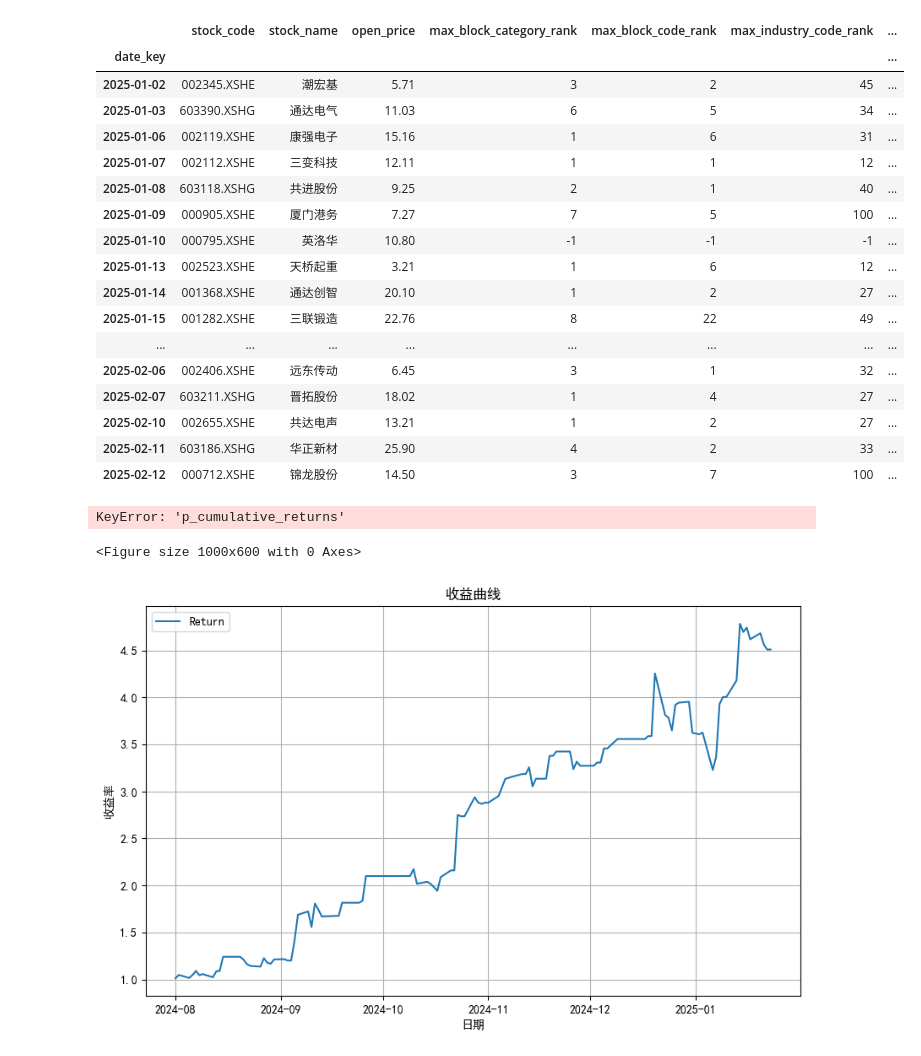
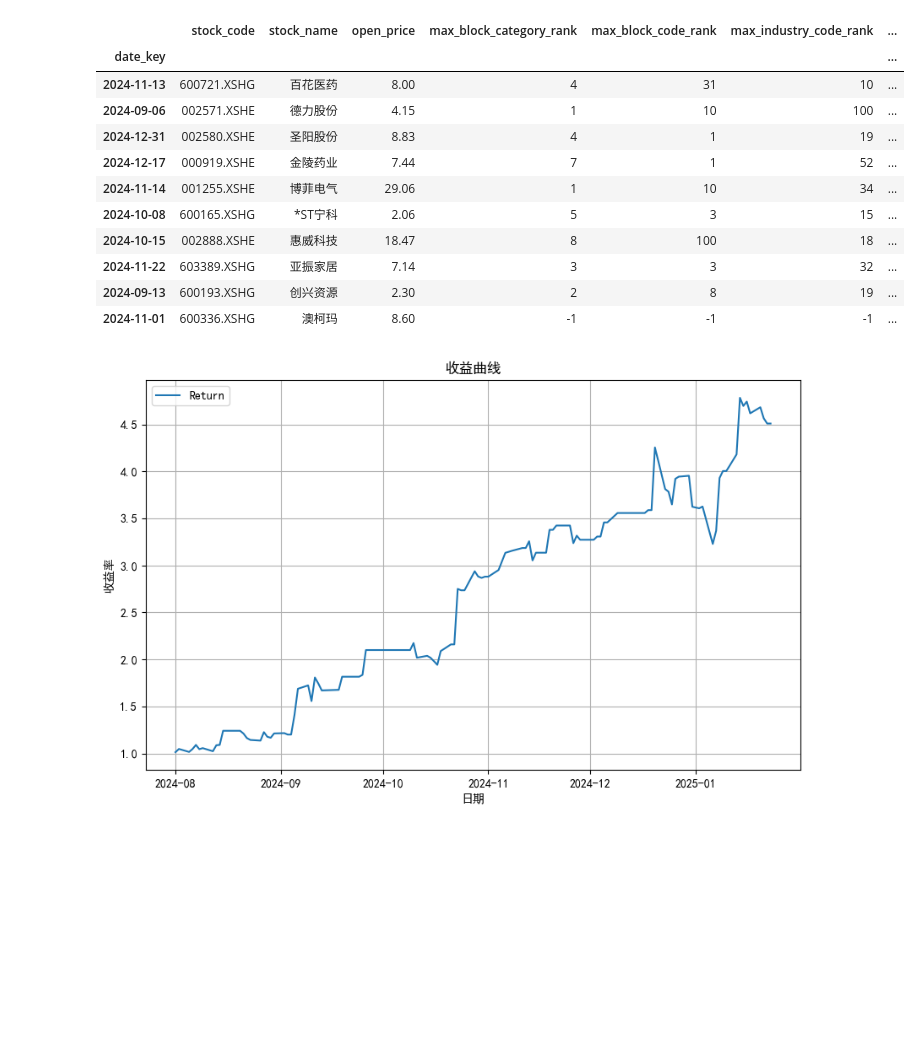
Before and after one commit to wanghw0122/tradeX, a Jupyter notebook: notebook/策略（dwyxdx) 评估 .ipynb, the cells around one changed output. Saved outputs shown, nothing was run; the diff lists cells and outputs as text; code cells hidden in the pictures; blank space fills up the shorter version.

```diff
--- a/notebook/策略（dwyxdx) 评估 .ipynb
+++ b/notebook/策略（dwyxdx) 评估 .ipynb
@@ -109,0 +103,33 @@ Index(['id', 'strategy_name', 'sub_strategy_name', 'stock_code', 'stock_name',
+# %%
+from xtquant import xtdata
+import time
+import pandas as pd
+
+all_stocks = {}
+all_stocks_info = xtdata.get_stock_list_in_sector('沪深A股')
+for stock in all_stocks_info:
+    if stock.startswith('60') or stock.startswith('00'):
+        cde = stock.split('.')[0]
+        all_stocks[cde] = stock
+for i in range(1, 11):
+    combined_df[f'close_{i}'] = -1
+for date_key, row in combined_df.iterrows():
+    stock_code = row['stock_code']
+    stock_code = all_stocks[stock_code.split('.')[0]]
+    n_data_key = date_key
+    if '-' in n_data_key:
+        n_data_key = n_data_key.replace('-', '')
+    print(date_key)
+    xtdata.download_history_data(stock_code, '1m', n_data_key, n_data_key)
+    all_data = xtdata.get_market_data(stock_list=[stock_code], period='1m', start_time=n_data_key, end_time=n_data_key)
+    df = pd.DataFrame()
+    for key in all_data.keys():
+        ndf = all_data[key].T
+        ndf = ndf.sort_index()
+        ndf.columns = [key]
+        df = pd.concat([df, ndf], axis=1)
+
+    i = 1
+    for idx, rrow in df[1:11].iterrows():
+        combined_df.loc[date_key, f'close_{i}'] = rrow['close']
+        i += 1
@@ -110,6 +252,9 @@ Index(['id', 'strategy_name', 'sub_strategy_name', 'stock_code', 'stock_name',
 # %%
 dwndx = combined_df[combined_df['strategy_name'] == 'xiao_cao_dwyxdx']
-dwndx['return'] = dwndx['next_day_open_price']/dwndx['open_price'] - 1
-dwndx['real_return'] =  dwndx['return'] - 0.003
+dwndx['return'] = dwndx['next_day_open_price']/dwndx['close_1'] - 1
+dwndx['real_return'] =  dwndx['return'] - 0.001
 dwndx['cumulative_returns'] = (1 + dwndx['return']).cumprod()
+print("return:")
+caculate_returns(dwndx, 'real_return', _print=True)
+print('-----------------------------------------------------')
 # %% [output]
@@ -241,29 +336,20 @@ dwndx1 = dwndx[['stock_code', 'stock_name', 'open_price', 'max_block_category_ra
+# %%
+dwndx1 = dwndx1.sort_values(by='return', ascending=False)
 # %%
-dwndx1
+dwndx1[-10:]
 # %% [output]
 |  | stock_code | stock_name | open_price | max_block_category_rank | max_block_code_rank | max_industry_code_rank | ... |
 | date_key |  |  |  |  |  |  | ... |
-| 2025-01-02 | 002345.XSHE | 潮宏基 | 5.71 | 3 | 2 | 45 | ... |
-| 2025-01-03 | 603390.XSHG | 通达电气 | 11.03 | 6 | 5 | 34 | ... |
-| 2025-01-06 | 002119.XSHE | 康强电子 | 15.16 | 1 | 6 | 31 | ... |
-| 2025-01-07 | 002112.XSHE | 三变科技 | 12.11 | 1 | 1 | 12 | ... |
-| 2025-01-08 | 603118.XSHG | 共进股份 | 9.25 | 2 | 1 | 40 | ... |
-| 2025-01-09 | 000905.XSHE | 厦门港务 | 7.27 | 7 | 5 | 100 | ... |
-| 2025-01-10 | 000795.XSHE | 英洛华 | 10.80 | -1 | -1 | -1 | ... |
-| 2025-01-13 | 002523.XSHE | 天桥起重 | 3.21 | 1 | 6 | 12 | ... |
-| 2025-01-14 | 001368.XSHE | 通达创智 | 20.10 | 1 | 2 | 27 | ... |
-| 2025-01-15 | 001282.XSHE | 三联锻造 | 22.76 | 8 | 22 | 49 | ... |
-| ... | ... | ... | ... | ... | ... | ... | ... |
-| 2025-02-06 | 002406.XSHE | 远东传动 | 6.45 | 3 | 1 | 32 | ... |
-| 2025-02-07 | 603211.XSHG | 晋拓股份 | 18.02 | 1 | 4 | 27 | ... |
-| 2025-02-10 | 002655.XSHE | 共达电声 | 13.21 | 1 | 2 | 27 | ... |
-| 2025-02-11 | 603186.XSHG | 华正新材 | 25.90 | 4 | 2 | 33 | ... |
-| 2025-02-12 | 000712.XSHE | 锦龙股份 | 14.50 | 3 | 7 | 100 | ... |
+| 2024-11-13 | 600721.XSHG | 百花医药 | 8.00 | 4 | 31 | 10 | ... |
+| 2024-09-06 | 002571.XSHE | 德力股份 | 4.15 | 1 | 10 | 100 | ... |
+| 2024-12-31 | 002580.XSHE | 圣阳股份 | 8.83 | 4 | 1 | 19 | ... |
+| 2024-12-17 | 000919.XSHE | 金陵药业 | 7.44 | 7 | 1 | 52 | ... |
+| 2024-11-14 | 001255.XSHE | 博菲电气 | 29.06 | 1 | 10 | 34 | ... |
+| 2024-10-08 | 600165.XSHG | *ST宁科 | 2.06 | 5 | 3 | 15 | ... |
+| 2024-10-15 | 002888.XSHE | 惠威科技 | 18.47 | 8 | 100 | 18 | ... |
+| 2024-11-22 | 603389.XSHG | 亚振家居 | 7.14 | 3 | 3 | 32 | ... |
+| 2024-09-13 | 600193.XSHG | 创兴资源 | 2.30 | 2 | 8 | 19 | ... |
+| 2024-11-01 | 600336.XSHG | 澳柯玛 | 8.60 | -1 | -1 | -1 | ... |
-# %%
-plot(df, 'p_cumulative_returns')
-# %% [output]
-KeyError: 'p_cumulative_returns'
-<Figure size 1000x600 with 0 Axes>
 # %%
 plot(df, 'first_cumulative_returns')
 # %% [output]
```
Also changed, not shown: parts of 11 cells of this notebook, 4 other files.
